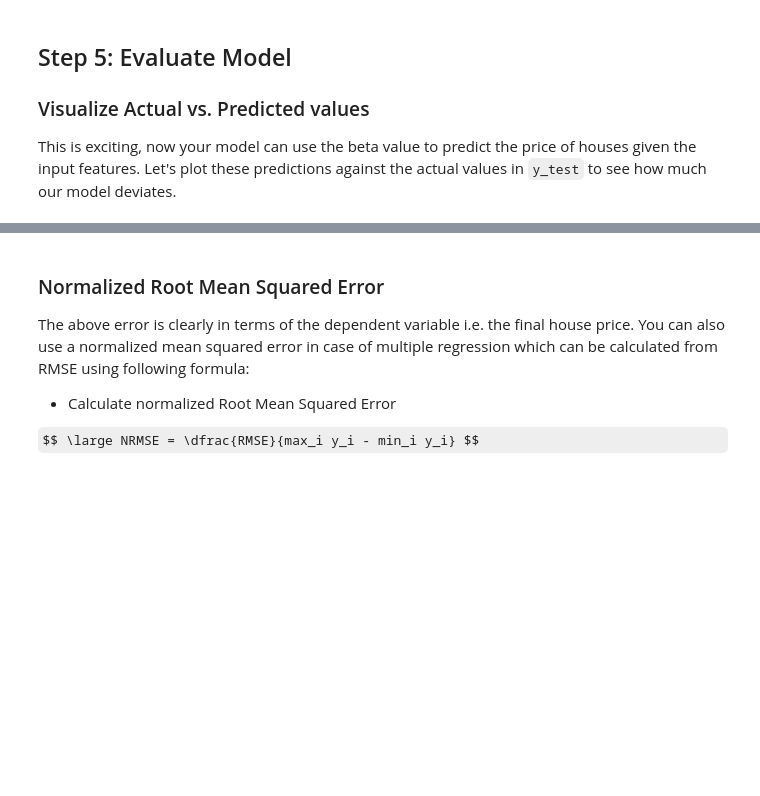
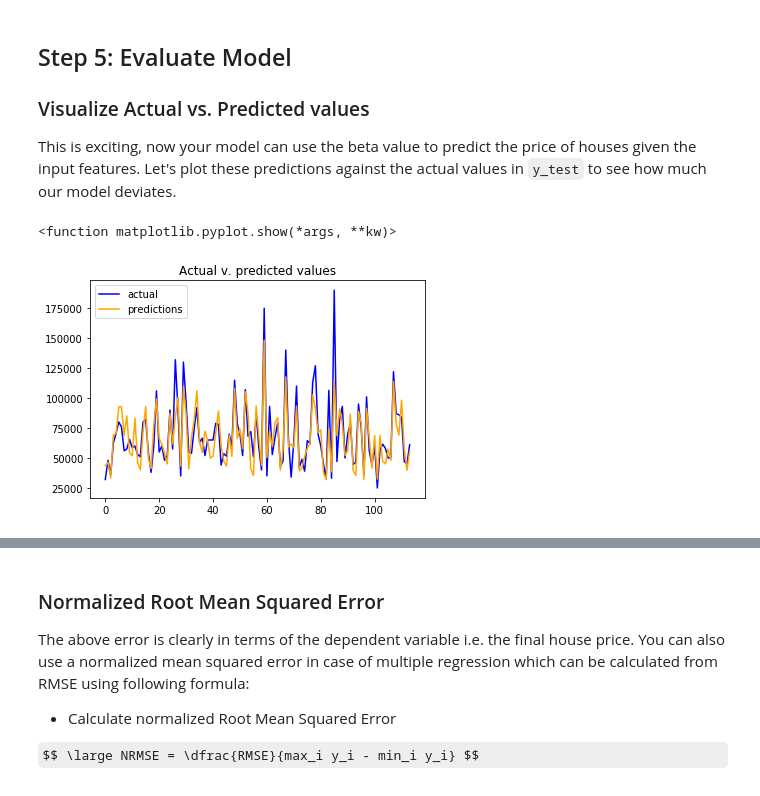
Before and after one commit to zapatos24/dsc-linalg-regression-lab-nyc-ds-060319, a Jupyter notebook: index.ipynb, the cells around one changed output, grey strips where cells are left out. Saved outputs shown, nothing was run; the diff lists cells and outputs as text; code cells hidden in the pictures; some formulas as TeX source; blank space fills up the shorter version.

```diff
--- a/index.ipynb
+++ b/index.ipynb
@@ -191,13 +191,16 @@ This is exciting, now your model can use the beta value to predict the price of
 # %%
 # Plot predicted and actual values as line plots
 import matplotlib.pyplot as plt
 %matplotlib inline
 
 plt.plot(y_test, color='blue', label='actual')
 plt.plot(y_pred, color='orange', label='predictions')
 plt.legend()
-plt.title('Actual')
+plt.title('Actual v. predicted values')
 plt.show
+# %% [output]
+<function matplotlib.pyplot.show(*args, **kw)>
+[figure, added]
 # %% [markdown]
 <img src ="images/diff.png" width="750">
 
```
